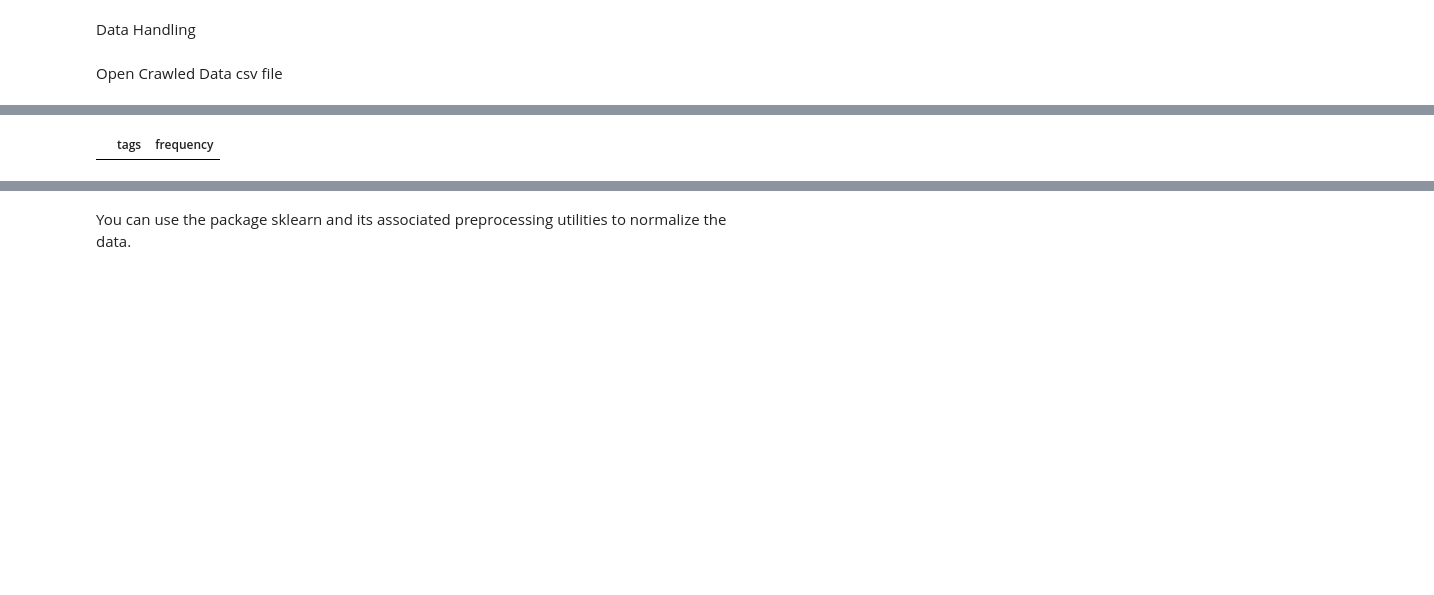
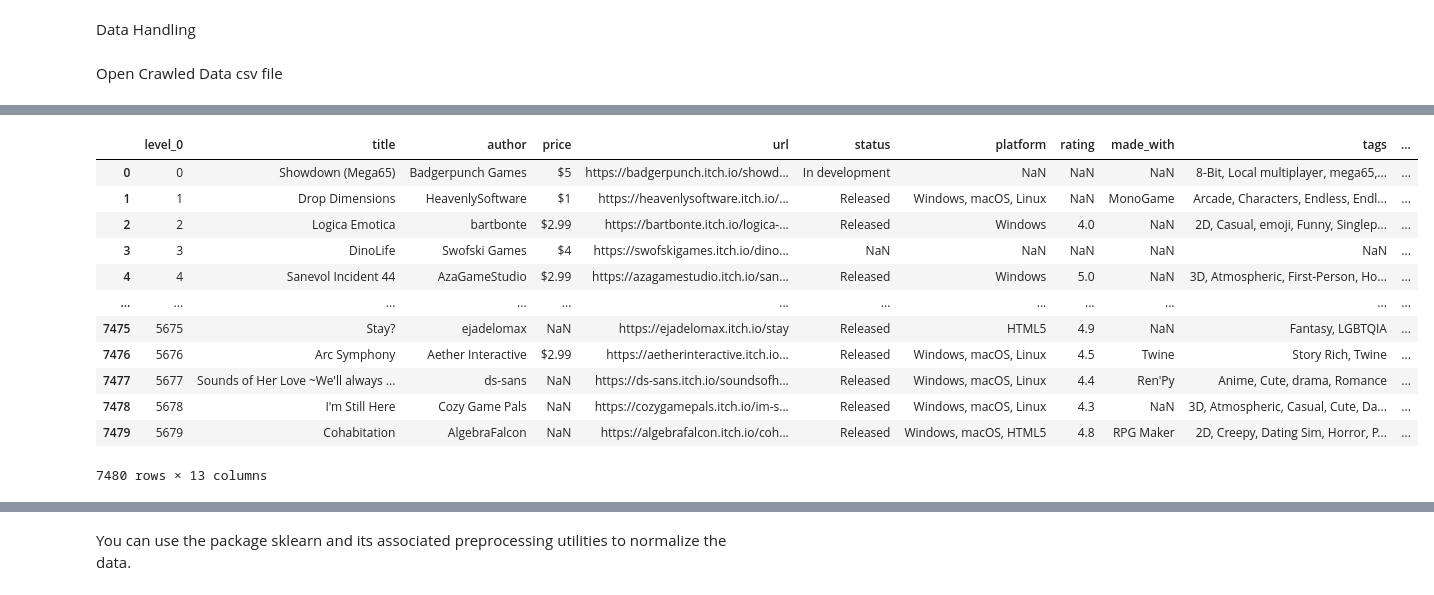
Before and after one commit to Kravchenko228/DataScience, a Jupyter notebook: VideoGamePrediction.ipynb, the cells around one changed output, grey strips where cells are left out. Cells and saved outputs as stored; diff of their text form; code cells hidden in the pictures; blank space fills up the shorter version.

Commit message:
DATA READY

```diff
--- a/VideoGamePrediction.ipynb
+++ b/VideoGamePrediction.ipynb
@@ -161,5 +6,0 @@ df_bin
-# %%
-freq_df=pd.DataFrame(columns=['tags','frequency'])
-freq_df
-# %% [output]
-|  | tags | frequency |
@@ -186,0 +7,18 @@ df_bin =df_bin.drop('title',1)
+# %%
+df = pd.read_csv("game_data_final.tsv ", sep='\t')
+#data = pd.read_csv("file1.csv", error_bad_lines=False)
+df
+# %% [output]
+|  | level_0 | title | author | price | url | status | platform | rating | made_with | tags | ... |
+| 0 | 0 | Showdown (Mega65) | Badgerpunch Games | $5 | https://badgerpunch.itch.io/showd... | In development | NaN | NaN | NaN | 8-Bit, Local multiplayer, mega65,... | ... |
+| 1 | 1 | Drop Dimensions | HeavenlySoftware | $1 | https://heavenlysoftware.itch.io/... | Released | Windows, macOS, Linux | NaN | MonoGame | Arcade, Characters, Endless, Endl... | ... |
+| 2 | 2 | Logica Emotica | bartbonte | $2.99 | https://bartbonte.itch.io/logica-... | Released | Windows | 4.0 | NaN | 2D, Casual, emoji, Funny, Singlep... | ... |
+| 3 | 3 | DinoLife | Swofski Games | $4 | https://swofskigames.itch.io/dino... | NaN | NaN | NaN | NaN | NaN | ... |
+| 4 | 4 | Sanevol Incident 44 | AzaGameStudio | $2.99 | https://azagamestudio.itch.io/san... | Released | Windows | 5.0 | NaN | 3D, Atmospheric, First-Person, Ho... | ... |
+| ... | ... | ... | ... | ... | ... | ... | ... | ... | ... | ... | ... |
+| 7475 | 5675 | Stay? | ejadelomax | NaN | https://ejadelomax.itch.io/stay | Released | HTML5 | 4.9 | NaN | Fantasy, LGBTQIA | ... |
+| 7476 | 5676 | Arc Symphony | Aether Interactive | $2.99 | https://aetherinteractive.itch.io... | Released | Windows, macOS, Linux | 4.5 | Twine | Story Rich, Twine | ... |
+| 7477 | 5677 | Sounds of Her Love ~We'll always ... | ds-sans | NaN | https://ds-sans.itch.io/soundsofh... | Released | Windows, macOS, Linux | 4.4 | Ren'Py | Anime, Cute, drama, Romance | ... |
+| 7478 | 5678 | I'm Still Here | Cozy Game Pals | NaN | https://cozygamepals.itch.io/im-s... | Released | Windows, macOS, Linux | 4.3 | NaN | 3D, Atmospheric, Casual, Cute, Da... | ... |
+| 7479 | 5679 | Cohabitation | AlgebraFalcon | NaN | https://algebrafalcon.itch.io/coh... | Released | Windows, macOS, HTML5 | 4.8 | RPG Maker | 2D, Creepy, Dating Sim, Horror, P... | ... |
+7480 rows × 13 columns
```
Also changed, not shown: parts of 35 cells of this notebook.
